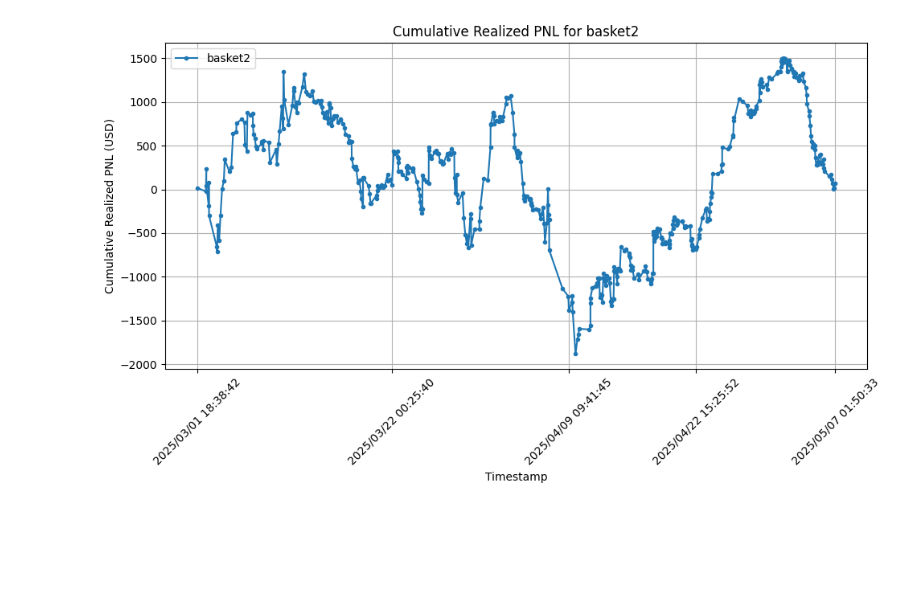
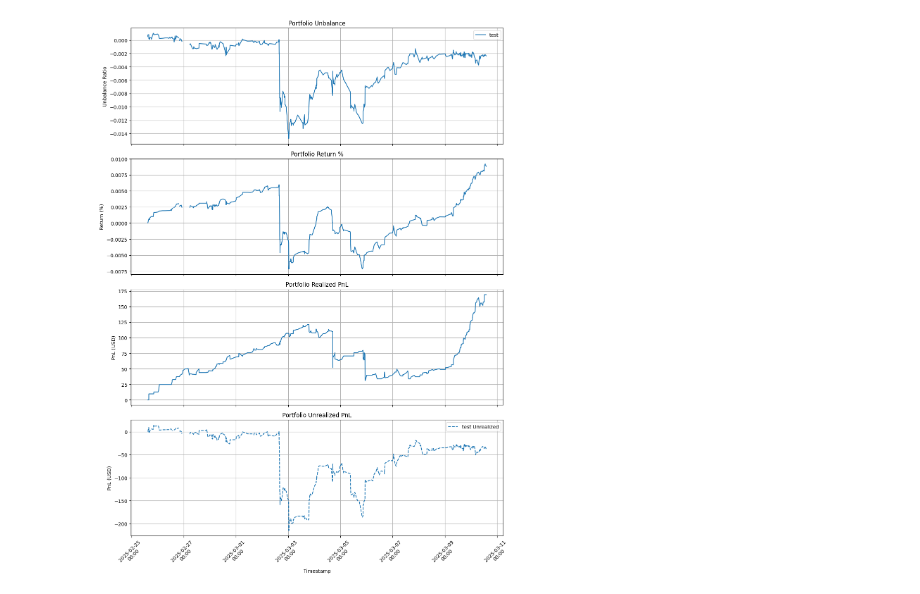
Before and after one commit to marescialloNino/position-comparator, a Jupyter notebook: unbalance.ipynb, the cells around one changed output. Cells and saved outputs as stored; diff of their text form; code cells hidden in the pictures; blank space fills up the shorter version.

```diff
--- a/unbalance.ipynb
+++ b/unbalance.ipynb
@@ -291,4 +110,4 @@ plot_pnl('test')
 # %%
-plot_pnl('basket2')
+plot_metrics('test')
 # %% [output]
-[figure, old version]
+[figure, new version]
```
Also changed, not shown: parts of 3 cells of this notebook, 5 other files.
